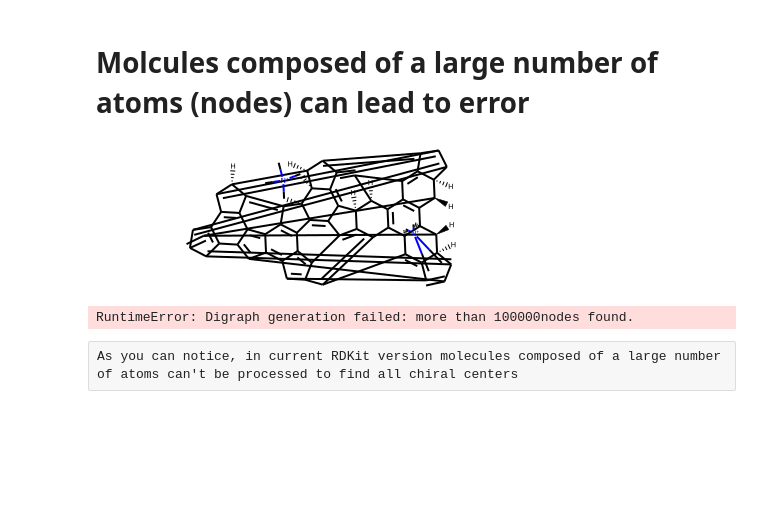
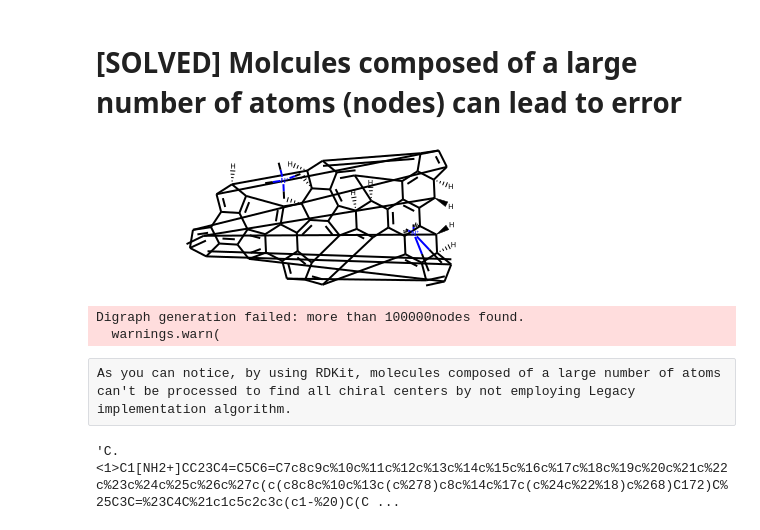
Before and after one commit to f48r1/chemicalgof, a Jupyter notebook: notebooks/03_some_bugs.ipynb, the cells around one changed output. Cells and saved outputs as stored; diff of their text form; code cells hidden in the pictures; blank space fills up the shorter version.

```diff
--- a/notebooks/03_some_bugs.ipynb
+++ b/notebooks/03_some_bugs.ipynb
@@ -23,16 +12,21 @@ from chemicalgof.write import CanonicalGoF2fragSMILES
 # %% [markdown]
-# Molcules composed of a large number of atoms (nodes) can lead to error
+# [SOLVED] Molcules composed of a large number of atoms (nodes) can lead to error
 # %%
-big_smi = 'C[N+]1(C)C[C@@]23C4=C5C6=C7c8c9c%10c%11c%12c%13c%14c%15c%16c%17c%18c%19c%20c%21c%22c%23c%24c%25c%26c%27c(c(c8c8c%10c%13c(c%278)c8c%14c%17c(c%24c%22%18)c%268)[C@@]72C1)[C@H]%25[C@@H]3C=%23[C@@H]4[C@H]%21c1c5c2c3c(c1-%20)[C@H]([C@H]%19%16)[C@@]1(C[N+](C)(C)C[C@]%12%151)C3=C%11[C@H]9[C@H]62'
+large_smi = r'C[N+]1(C)C[C@@]23C4=C5C6=C7c8c9c%10c%11c%12c%13c%14c%15c%16c%17c%18c%19c%20c%21c%22c%23c%24c%25c%26c%27c(c(c8c8c%10c%13c(c%278)c8c%14c%17c(c%24c%22%18)c%268)[C@@]72C1)[C@H]%25[C@@H]3C=%23[C@@H]4[C@H]%21c1c5c2c3c(c1-%20)[C@H]([C@H]%19%16)[C@@]1(C[N+](C)(C)C[C@]%12%151)C3=C%11[C@H]9[C@H]62'
 # %%
-big_mol = Chem.MolFromSmiles(big_smi)
+big_mol = Chem.MolFromSmiles(large_smi)
+big_mol
+# %% [output]
+[figure, added]
-# %%
-big_mol
-# %% [output]
-[figure, removed]
 # %%
-DiG = Reduce2GoF(smiles=big_smi)
+DiG = Reduce2GoF(big_mol)
 # %% [output]
-RuntimeError: Digraph generation failed: more than 100000nodes found.
+Digraph generation failed: more than 100000nodes found.
+  warnings.warn(
 # %% [raw]
-As you can notice, in current RDKit version molecules composed of a large number of atoms can't be processed to find all chiral centers
+As you can notice, by using RDKit, molecules composed of a large number of atoms can't be processed to find all chiral centers by not employing Legacy implementation algorithm.
+# %%
+fragsmiles = CanonicalGoF2fragSMILES(DiG)
+fragsmiles
+# %% [output]
+'C.<1>C1[NH2+]CC23C4=C5C6=C7c8c9c%10c%11c%12c%13c%14c%15c%16c%17c%18c%19c%20c%21c%22c%23c%24c%25c%26c%27c(c(c8c8c%10c%13c(c%278)c8c%14c%17c(c%24c%22%18)c%268)C172)C%25C3C=%23C4C%21c1c5c2c3c(c1-%20)C(C ...
```
Also changed, not shown: parts of 3 cells of this notebook, 25 other files.
